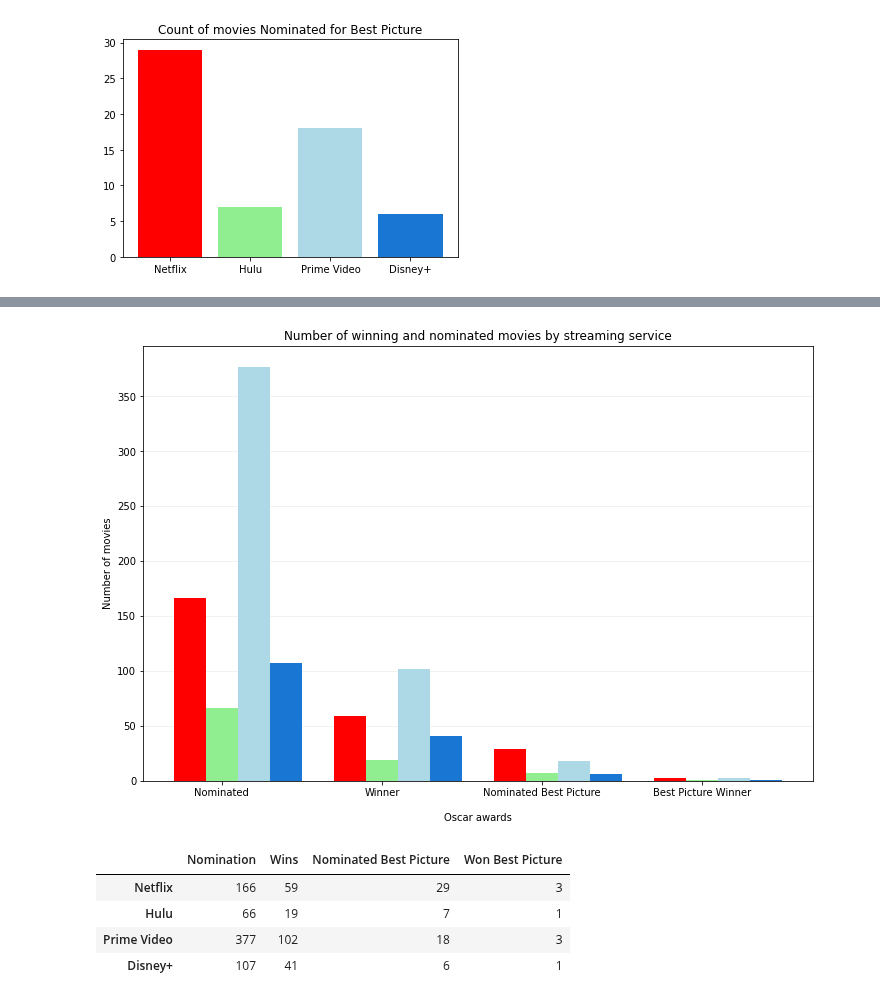
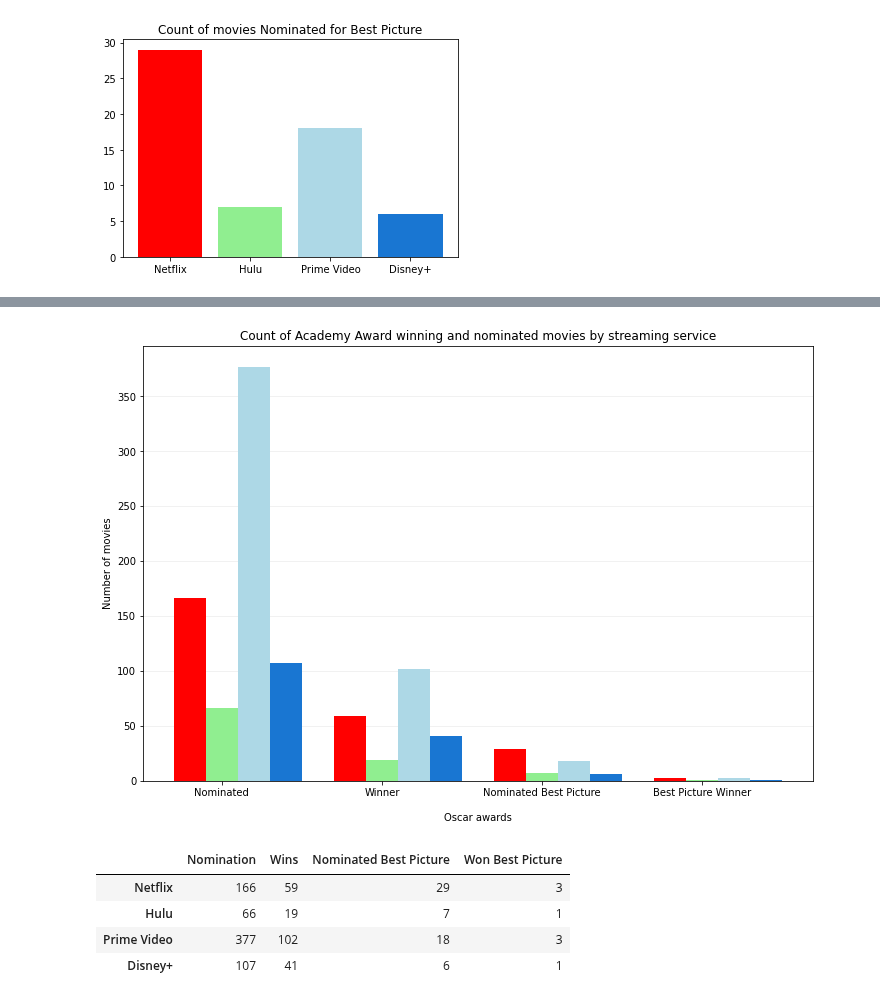
Before and after one commit to jacance/streaming-service-analysis, a Jupyter notebook: notebook_justin.ipynb, the cells around one changed output, grey strips where cells are left out. Cells and saved outputs as stored; diff of their text form; code cells hidden in the pictures.

```diff
--- a/notebook_justin.ipynb
+++ b/notebook_justin.ipynb
@@ -392,30 +393,30 @@ plt.show()
 # %%
 # Bars of award stats along x-axis
 netflix_sum = ss_awards.iloc[0, 0:4]
 hulu_sum = ss_awards.iloc[1, 0:4]
 primevideo_sum = ss_awards.iloc[2, 0:4]
 disney_sum = ss_awards.iloc[3, 0:4]
 
 x_axis = np.arange(len(ss_names))
 bar_width = 0.2
 
 fig, groupbars = plt.subplots(figsize=(12, 8))
 
 b1 = groupbars.bar(x_axis, netflix_sum, width=bar_width, label="Netflix", color="red")
 b2 = groupbars.bar(x_axis+bar_width, hulu_sum, width=bar_width, label="Hulu", color="lightgreen")
 b3 = groupbars.bar(x_axis+bar_width*2, primevideo_sum, width=bar_width, label="Prime Video", color="lightblue")
 b4 = groupbars.bar(x_axis+bar_width*3, disney_sum, width=bar_width, label="Disney+", color="#1976d2")
 
 groupbars.set_xticks(x_axis + bar_width)
 groupbars.set_xticklabels(["Nominated", "Winner", "Nominated Best Picture", "Best Picture Winner"])
 groupbars.set_xlabel('Oscar awards', labelpad=15)
 groupbars.set_ylabel('Number of movies')
-groupbars.set_title('Number of winning and nominated movies by streaming service')
+groupbars.set_title('Count of Academy Award winning and nominated movies by streaming service')
 groupbars.set_axisbelow(True)
 groupbars.yaxis.grid(True, color='#EEEEEE')
 plt.show()
 # %% [output]
-[figure, old version]
+[figure, new version]
 # %%
 # plt.bar(ss_names, netflix_sum)
 # plt.bar(ss_names, hulu_sum)
```
Also changed, not shown: parts of 8 cells of this notebook.
